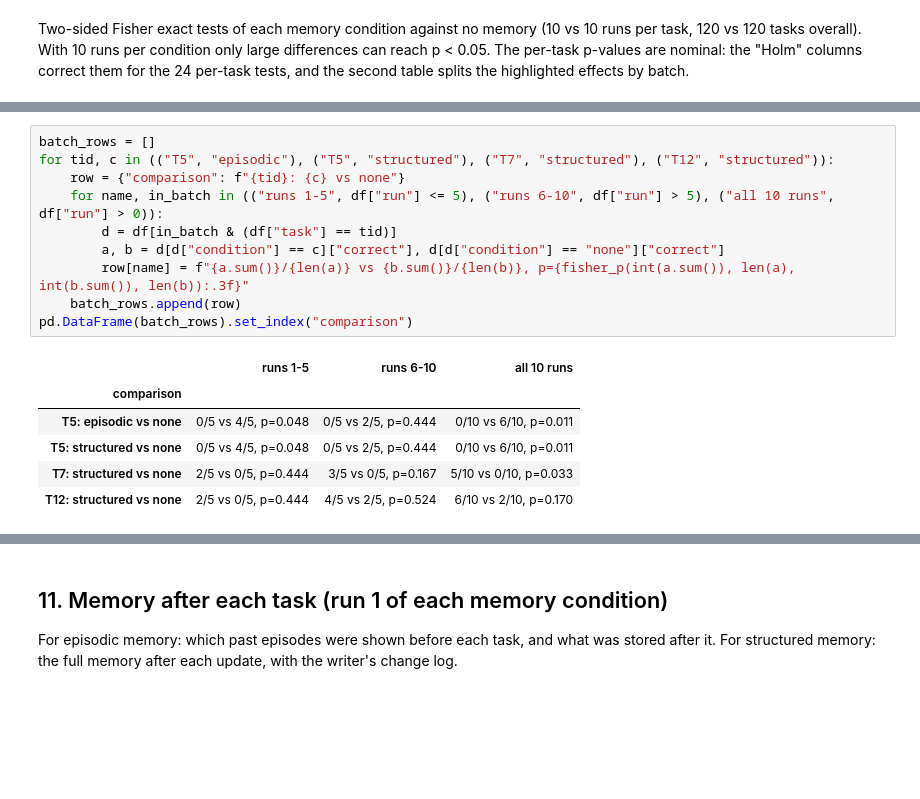
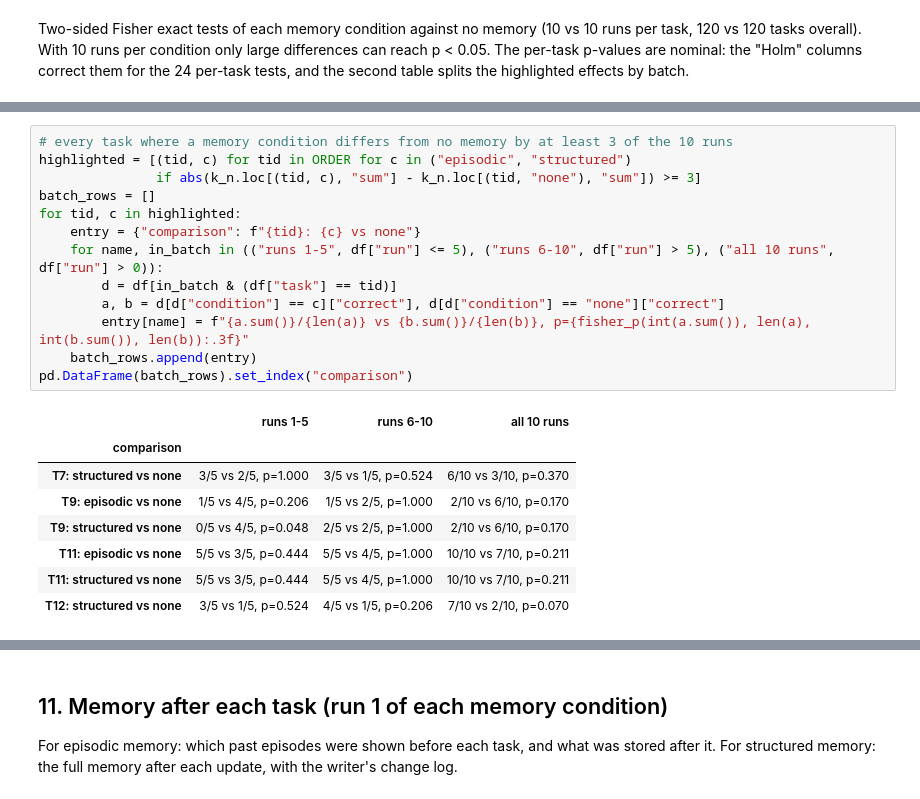
Before and after one commit to QianhengZhang/CS839-agent-memory, a Jupyter notebook: hw1_memory.ipynb, the cells around one changed output, grey strips where cells are left out. Drawn from its saved outputs; the diff is of its cells as text; blank space fills up the shorter version.

```diff
--- a/hw1_memory.ipynb
+++ b/hw1_memory.ipynb
@@ -362,20 +362,25 @@ sig
-# %%
-batch_rows = []
-for tid, c in (("T5", "episodic"), ("T5", "structured"), ("T7", "structured"), ("T12", "structured")):
-    row = {"comparison": f"{tid}: {c} vs none"}
-    for name, in_batch in (("runs 1-5", df["run"] <= 5), ("runs 6-10", df["run"] > 5), ("all 10 runs", df["run"] > 0)):
-        d = df[in_batch & (df["task"] == tid)]
-        a, b = d[d["condition"] == c]["correct"], d[d["condition"] == "none"]["correct"]
-        row[name] = f"{a.sum()}/{len(a)} vs {b.sum()}/{len(b)}, p={fisher_p(int(a.sum()), len(a), int(b.sum()), len(b)):.3f}"
-    batch_rows.append(row)
-pd.DataFrame(batch_rows).set_index("comparison")
-# %% [output]
-|  | runs 1-5 | runs 6-10 | all 10 runs |
-| comparison |  |  |  |
-| T5: episodic vs none | 0/5 vs 4/5, p=0.048 | 0/5 vs 2/5, p=0.444 | 0/10 vs 6/10, p=0.011 |
-| T5: structured vs none | 0/5 vs 4/5, p=0.048 | 0/5 vs 2/5, p=0.444 | 0/10 vs 6/10, p=0.011 |
-| T7: structured vs none | 2/5 vs 0/5, p=0.444 | 3/5 vs 0/5, p=0.167 | 5/10 vs 0/10, p=0.033 |
-| T12: structured vs none | 2/5 vs 0/5, p=0.444 | 4/5 vs 2/5, p=0.524 | 6/10 vs 2/10, p=0.170 |
+# %%
+# every task where a memory condition differs from no memory by at least 3 of the 10 runs
+highlighted = [(tid, c) for tid in ORDER for c in ("episodic", "structured")
+               if abs(k_n.loc[(tid, c), "sum"] - k_n.loc[(tid, "none"), "sum"]) >= 3]
+batch_rows = []
+for tid, c in highlighted:
+    entry = {"comparison": f"{tid}: {c} vs none"}
+    for name, in_batch in (("runs 1-5", df["run"] <= 5), ("runs 6-10", df["run"] > 5), ("all 10 runs", df["run"] > 0)):
+        d = df[in_batch & (df["task"] == tid)]
+        a, b = d[d["condition"] == c]["correct"], d[d["condition"] == "none"]["correct"]
+        entry[name] = f"{a.sum()}/{len(a)} vs {b.sum()}/{len(b)}, p={fisher_p(int(a.sum()), len(a), int(b.sum()), len(b)):.3f}"
+    batch_rows.append(entry)
+pd.DataFrame(batch_rows).set_index("comparison")
+# %% [output]
+|  | runs 1-5 | runs 6-10 | all 10 runs |
+| comparison |  |  |  |
+| T7: structured vs none | 3/5 vs 2/5, p=1.000 | 3/5 vs 1/5, p=0.524 | 6/10 vs 3/10, p=0.370 |
+| T9: episodic vs none | 1/5 vs 4/5, p=0.206 | 1/5 vs 2/5, p=1.000 | 2/10 vs 6/10, p=0.170 |
+| T9: structured vs none | 0/5 vs 4/5, p=0.048 | 2/5 vs 2/5, p=1.000 | 2/10 vs 6/10, p=0.170 |
+| T11: episodic vs none | 5/5 vs 3/5, p=0.444 | 5/5 vs 4/5, p=1.000 | 10/10 vs 7/10, p=0.211 |
+| T11: structured vs none | 5/5 vs 3/5, p=0.444 | 5/5 vs 4/5, p=1.000 | 10/10 vs 7/10, p=0.211 |
+| T12: structured vs none | 3/5 vs 1/5, p=0.524 | 4/5 vs 1/5, p=0.206 | 7/10 vs 2/10, p=0.070 |
 # %%
 per_run = df.groupby(["condition", "run"]).agg(
     correct=("correct", "sum"), tool_calls=("tool_calls", "sum"), model_calls=("model_calls", "sum"),
```
Also changed, not shown: parts of 27 cells of this notebook, 7 other files.
